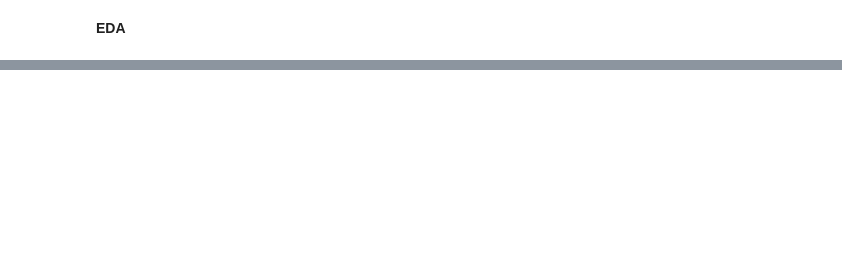
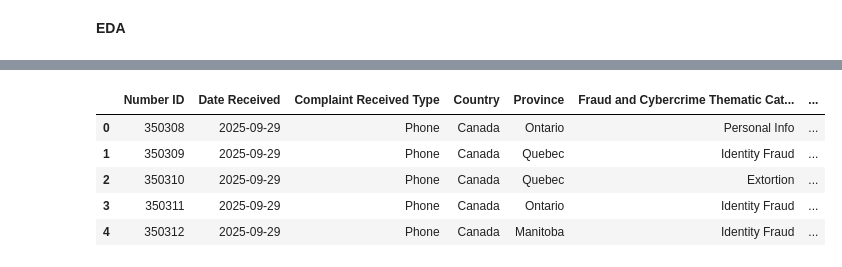
Before and after one commit to jibnorge/Canadian-Fraud-And-Cybercrime-Analysis, a Jupyter notebook: analysis.ipynb, the cells around one changed output, grey strips where cells are left out. Saved outputs shown, nothing was run; the diff lists cells and outputs as text; code cells hidden in the pictures; blank space fills up the shorter version.

```diff
--- a/analysis.ipynb
+++ b/analysis.ipynb
@@ -104,0 +214,9 @@ dtype: object
+# %%
+data.head()
+# %% [output]
+|  | Number ID | Date Received | Complaint Received Type | Country | Province | Fraud and Cybercrime Thematic Cat... | ... |
+| 0 | 350308 | 2025-09-29 | Phone | Canada | Ontario | Personal Info | ... |
+| 1 | 350309 | 2025-09-29 | Phone | Canada | Quebec | Identity Fraud | ... |
+| 2 | 350310 | 2025-09-29 | Phone | Canada | Quebec | Extortion | ... |
+| 3 | 350311 | 2025-09-29 | Phone | Canada | Ontario | Identity Fraud | ... |
+| 4 | 350312 | 2025-09-29 | Phone | Canada | Manitoba | Identity Fraud | ... |
```
Also changed, not shown: parts of 14 cells of this notebook.
